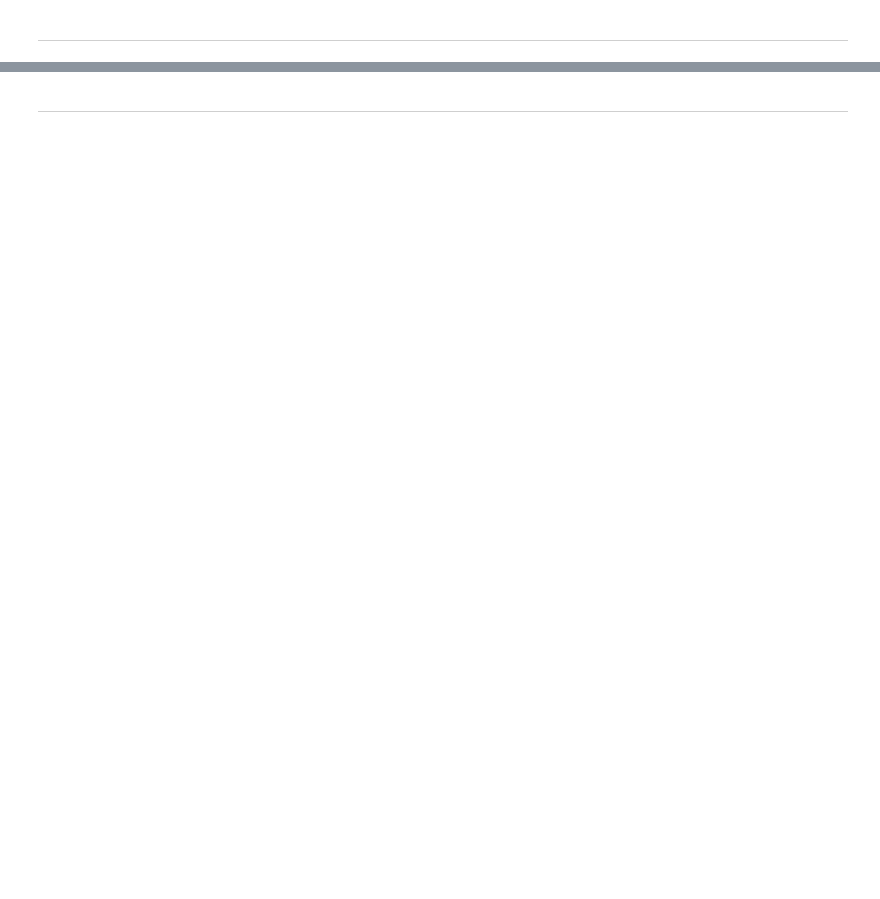
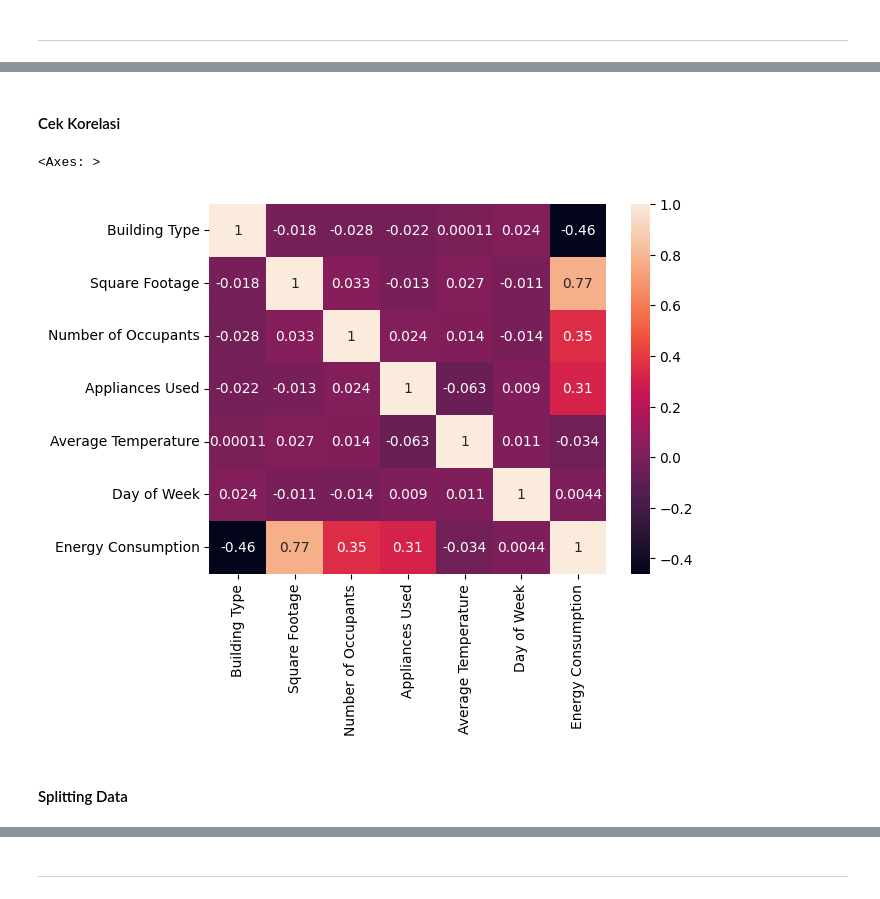
Before and after one commit to wicaksonohanif/FGD_ATA_2425_Regression, a Jupyter notebook: notebook/FGD_regrssion.ipynb, the cells around one changed output, grey strips where cells are left out. Cells and saved outputs as stored; diff of their text form; code cells hidden in the pictures; blank space fills up the shorter version.

```diff
--- a/notebook/FGD_regrssion.ipynb
+++ b/notebook/FGD_regrssion.ipynb
@@ -28,0 +177,6 @@
+# %%
+for x in df_check_outlier:
+    plt.figure(figsize=(12, 2))
+    sns.boxplot(data=df_check_outlier, x=x)
+
+plt.show()
@@ -28,0 +191,12 @@
+# %%
+def freq_enc_util(data, col: list):
+    new_df = data.copy()
+    list_freq = []
+    for x in col:
+        freq = (round(new_df[x].value_counts() / (len(new_df)), 3)).to_dict()
+        list_freq.append(freq)
+        new_df[x] = new_df[x].map(freq)
+
+    return list_freq, new_df
+# %%
+list_freq_enc, new_df = freq_enc_util(df, col=df.select_dtypes(include=["object"]).columns)
@@ -28,0 +225,3 @@
+# %%
+new_df = new_df.astype("float64")
+new_df.info()
@@ -28,0 +267,9 @@
+# %% [markdown]
+#### Cek Korelasi
+# %%
+sns.heatmap(new_df.corr(), annot=True)
+# %% [output]
+<Axes: >
+[figure, added]
+# %% [markdown]
+#### Splitting Data
```
Also changed, not shown: parts of 52 cells of this notebook.
